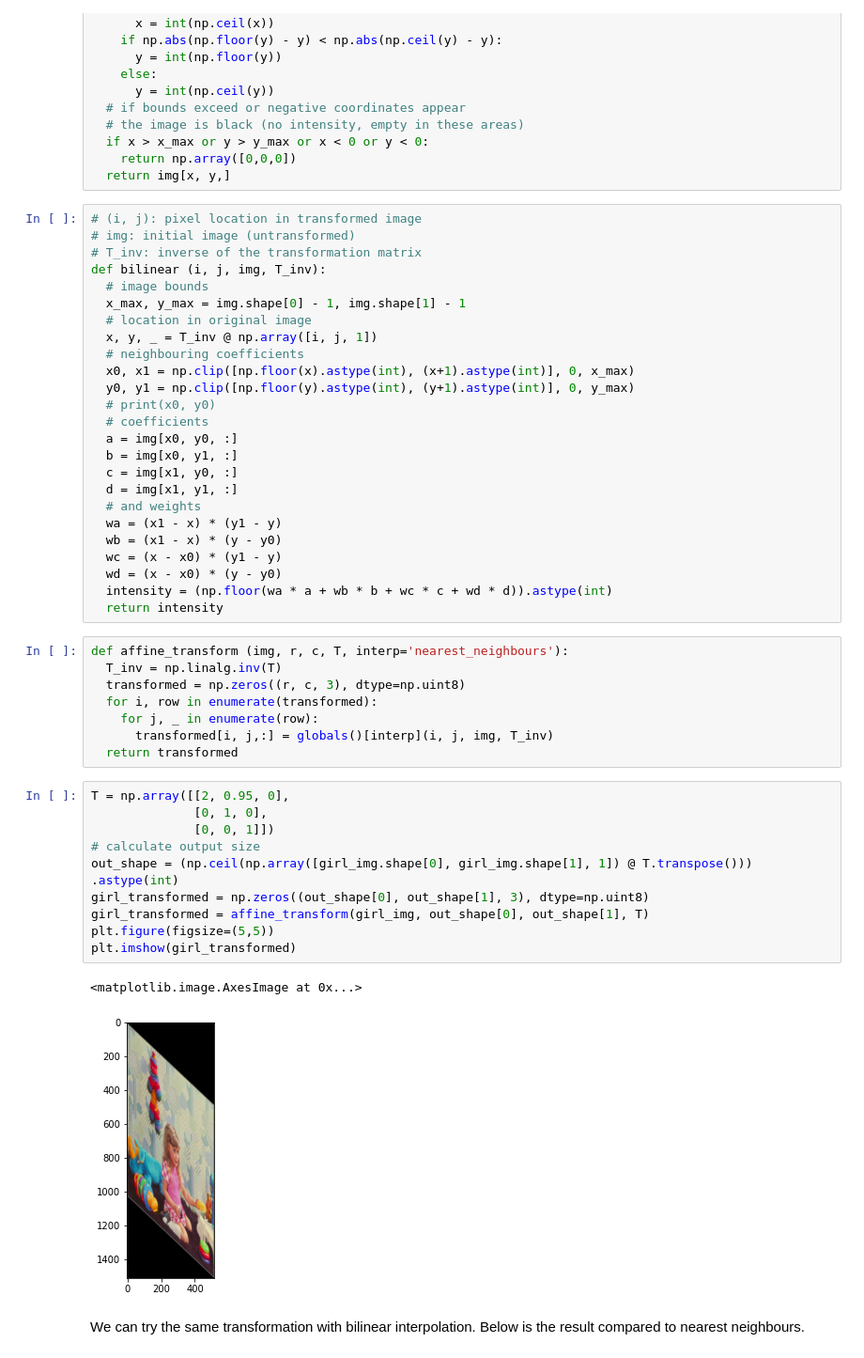
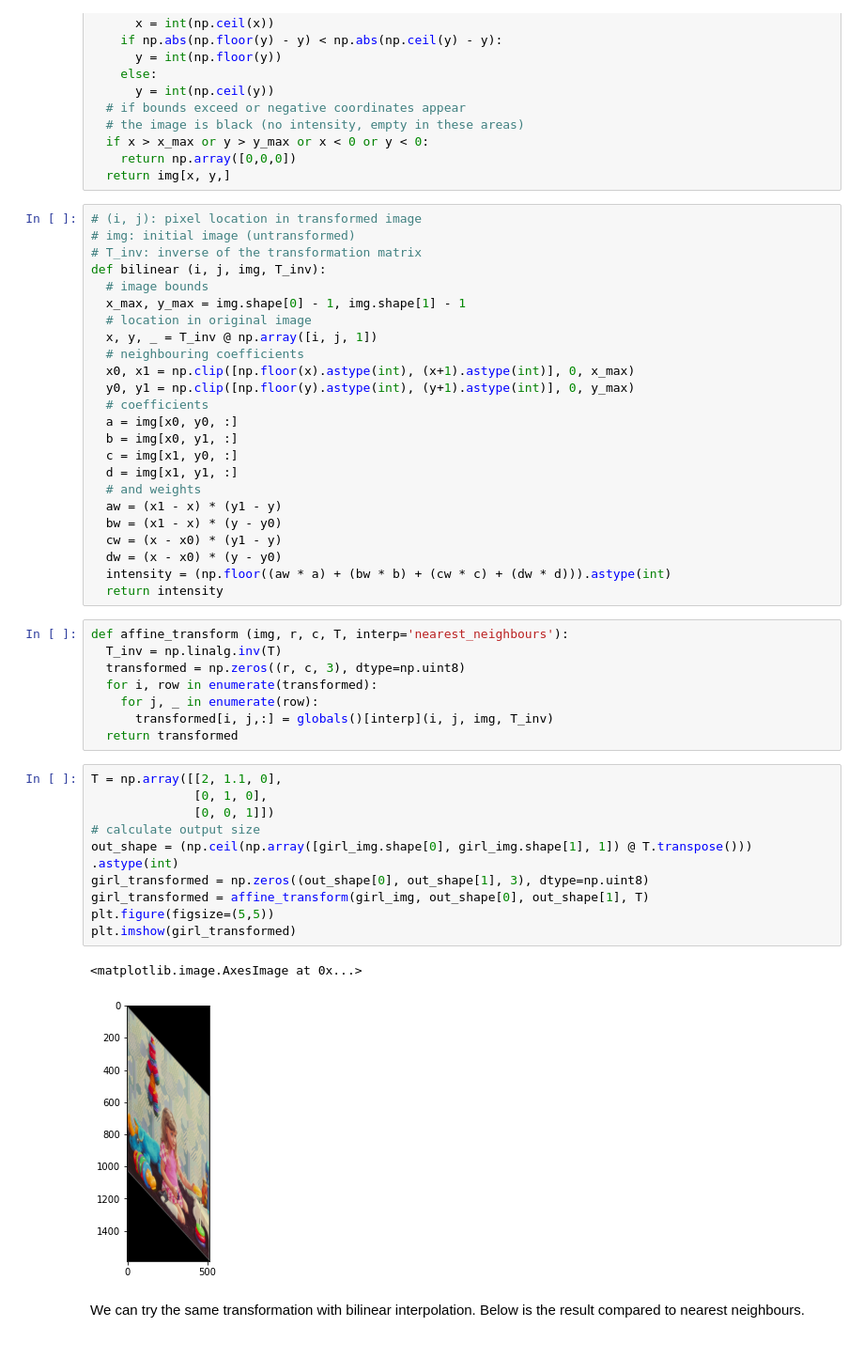
Before and after one commit to Af4rinz/CV-Codelets, a Jupyter notebook: Cube_Transform.ipynb, the cells around one changed output. Shown at 94% size. Cells and saved outputs as stored; diff of their text form.

```diff
--- a/Cube_Transform.ipynb
+++ b/Cube_Transform.ipynb
@@ -127,18 +127,17 @@ def bilinear (i, j, img, T_inv):
   # neighbouring coefficients
   x0, x1 = np.clip([np.floor(x).astype(int), (x+1).astype(int)], 0, x_max)
   y0, y1 = np.clip([np.floor(y).astype(int), (y+1).astype(int)], 0, y_max)
-  # print(x0, y0)
   # coefficients
   a = img[x0, y0, :]
   b = img[x0, y1, :]
   c = img[x1, y0, :]
   d = img[x1, y1, :]
   # and weights
-  wa = (x1 - x) * (y1 - y)
-  wb = (x1 - x) * (y - y0)
-  wc = (x - x0) * (y1 - y)
-  wd = (x - x0) * (y - y0)
-  intensity = (np.floor(wa * a + wb * b + wc * c + wd * d)).astype(int)
+  aw = (x1 - x) * (y1 - y)
+  bw = (x1 - x) * (y - y0)
+  cw = (x - x0) * (y1 - y)
+  dw = (x - x0) * (y - y0)
+  intensity = (np.floor((aw * a) + (bw * b) + (cw * c) + (dw * d))).astype(int)
   return intensity
 # %%
 def affine_transform (img, r, c, T, interp='nearest_neighbours'):
@@ -149,18 +148,18 @@ def affine_transform (img, r, c, T, interp='nearest_neighbours'):
       transformed[i, j,:] = globals()[interp](i, j, img, T_inv)
   return transformed
 # %%
-T = np.array([[2, 0.95, 0],
+T = np.array([[2, 1.1, 0],
               [0, 1, 0],
               [0, 0, 1]])
 # calculate output size
 out_shape = (np.ceil(np.array([girl_img.shape[0], girl_img.shape[1], 1]) @ T.transpose())) .astype(int)
 girl_transformed = np.zeros((out_shape[0], out_shape[1], 3), dtype=np.uint8)
 girl_transformed = affine_transform(girl_img, out_shape[0], out_shape[1], T)
 plt.figure(figsize=(5,5))
 plt.imshow(girl_transformed)
 # %% [output]
 <matplotlib.image.AxesImage at 0x...>
-[figure, old version]
+[figure, new version]
 # %% [markdown]
 We can try the same transformation with bilinear interpolation. Below is the result compared to nearest neighbours.
 # %%
```
Also changed, not shown: parts of 30 cells of this notebook.
